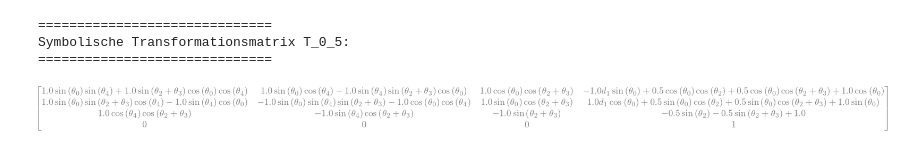
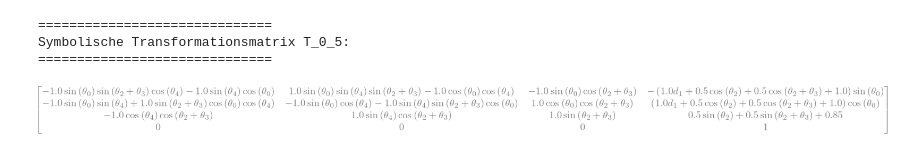
Before and after one commit to RHilgart/AdvancedRobotics_Projektarbeit, a Jupyter notebook: Matrix_Symbolisch.ipynb, the cells around one changed output. Saved outputs shown, nothing was run; the diff lists cells and outputs as text; code cells hidden in the pictures.

```diff
--- a/Matrix_Symbolisch.ipynb
+++ b/Matrix_Symbolisch.ipynb
@@ -1,35 +1,35 @@
 # %%
 import sympy as sp
 import roboticstoolbox as rtb
 from spatialmath import SE3
 
 # --- Symbole für Gelenkvariablen ---
 theta0, d1, theta2, theta3, theta4 = sp.symbols('theta0 d1 theta2 theta3 theta4')
 
 # --- Symbolisches DH-Modell ---
-L0 = rtb.RevoluteDH(a=0, alpha=sp.rad(-90), d=1)                      # θ0 ist die Gelenkvariable
-L1 = rtb.PrismaticDH(a=1, alpha=0, theta=0, qlim=[0, 1])              # d1 ist die Gelenkvariable
-L2 = rtb.RevoluteDH(a=0.5, alpha=0, d=0)                              # θ2
-L3 = rtb.RevoluteDH(a=0, alpha=sp.rad(-90), d=0, offset=-sp.rad(90))  # θ3
-L4 = rtb.RevoluteDH(a=0, alpha=0, d=0.5)                              # θ4
+L0 = rtb.RevoluteDH(a=0, alpha=sp.rad(-90), d=0.85)
+L1 = rtb.PrismaticDH(a=0, alpha=sp.rad(-90), theta=sp.rad(-90), offset=1)
+L2 = rtb.RevoluteDH(a=0.5, alpha=0, d=0, offset=sp.rad(-90))
+L3 = rtb.RevoluteDH(a=0, alpha=sp.rad(-90), d=0, offset=sp.rad(-90))
+L4 = rtb.RevoluteDH(a=0, alpha=0, d=0.5)
 
 robot = rtb.DHRobot([L0, L1, L2, L3, L4], name="DemoBot_Linear")
 
 # --- Symbolische Vorwärtskinematik ---
 T_symbolic = robot.fkine([theta0, d1, theta2, theta3, theta4])
 T_simplified = sp.simplify(T_symbolic.A)
 
 # --- Schöne Ausgabe ---
 print("\n==============================")
 print("Symbolische Transformationsmatrix T_0_5:")
 print("==============================\n")
 sp.init_printing(use_unicode=True)
 display(T_simplified)
 # %% [output]
 ==============================
 Symbolische Transformationsmatrix T_0_5:
 ==============================
-[figure, old version]
+[figure, new version]
 # %%
 import sympy as sp
 import roboticstoolbox as rtb
```
Also changed, not shown: parts of 2 cells of this notebook, 1 other file.
